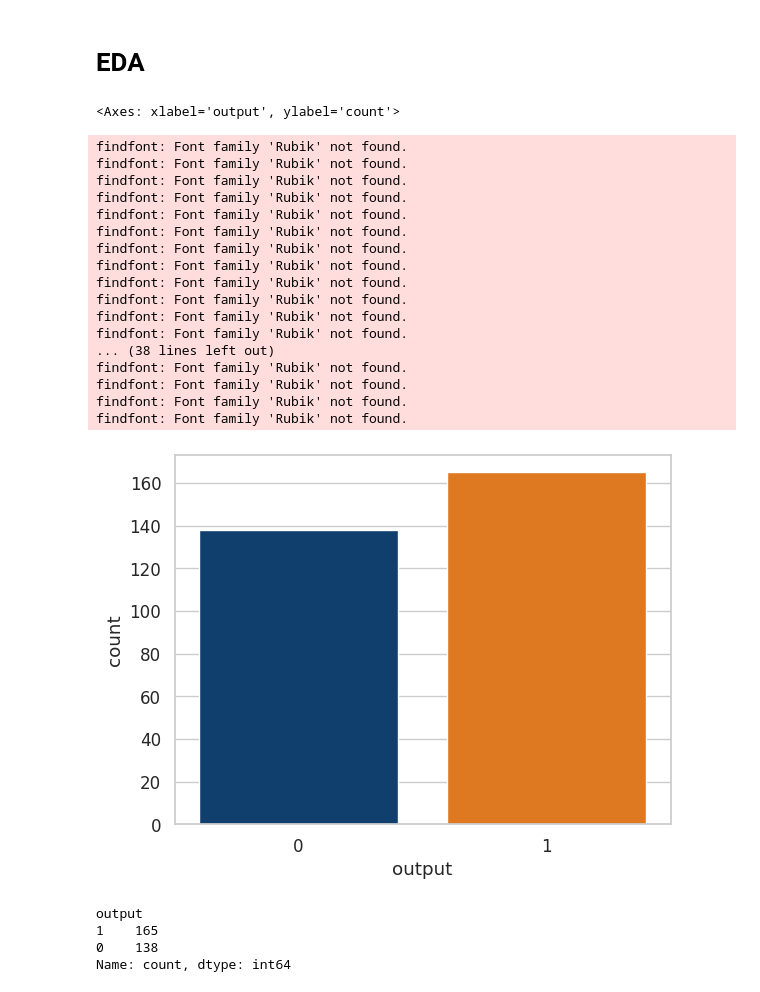
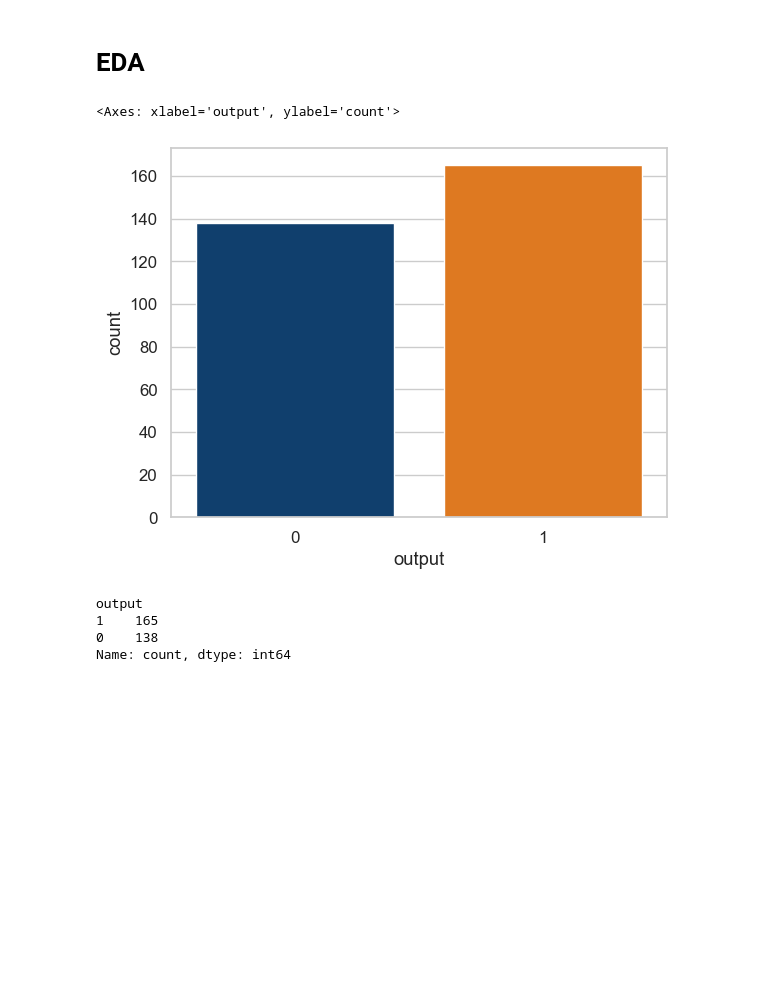
Before and after one commit to JaswanthKrishnaE/Heart-Attack-Prediction-, a Jupyter notebook: heart-attack-pds-project.ipynb, the cells around one changed output. Drawn from its saved outputs; the diff is of its cells as text; code cells hidden in the pictures; blank space fills up the shorter version.

```diff
--- a/heart-attack-pds-project.ipynb
+++ b/heart-attack-pds-project.ipynb
@@ -123,28 +111,11 @@ dtype: int64
 # %% [markdown]
 # EDA
 # %%
-sns.set(style = 'whitegrid' ,font = 'Rubik', font_scale = 1.1)
+sns.set(style = 'whitegrid', font_scale = 1.1)
 sns.countplot(x='output', data=df, palette=["#003F7D", "#FD7702"])
 # %% [output]
 <Axes: xlabel='output', ylabel='count'>
-findfont: Font family 'Rubik' not found.
-findfont: Font family 'Rubik' not found.
-findfont: Font family 'Rubik' not found.
-findfont: Font family 'Rubik' not found.
-findfont: Font family 'Rubik' not found.
-findfont: Font family 'Rubik' not found.
-findfont: Font family 'Rubik' not found.
-findfont: Font family 'Rubik' not found.
-findfont: Font family 'Rubik' not found.
-findfont: Font family 'Rubik' not found.
-findfont: Font family 'Rubik' not found.
-findfont: Font family 'Rubik' not found.
-... (38 lines left out)
-findfont: Font family 'Rubik' not found.
-findfont: Font family 'Rubik' not found.
-findfont: Font family 'Rubik' not found.
-findfont: Font family 'Rubik' not found.
-[figure, old version]
+[figure, new version]
 # %%
 df['output'].value_counts()
 # %% [output]
```
Also changed, not shown: parts of 21 cells of this notebook.
